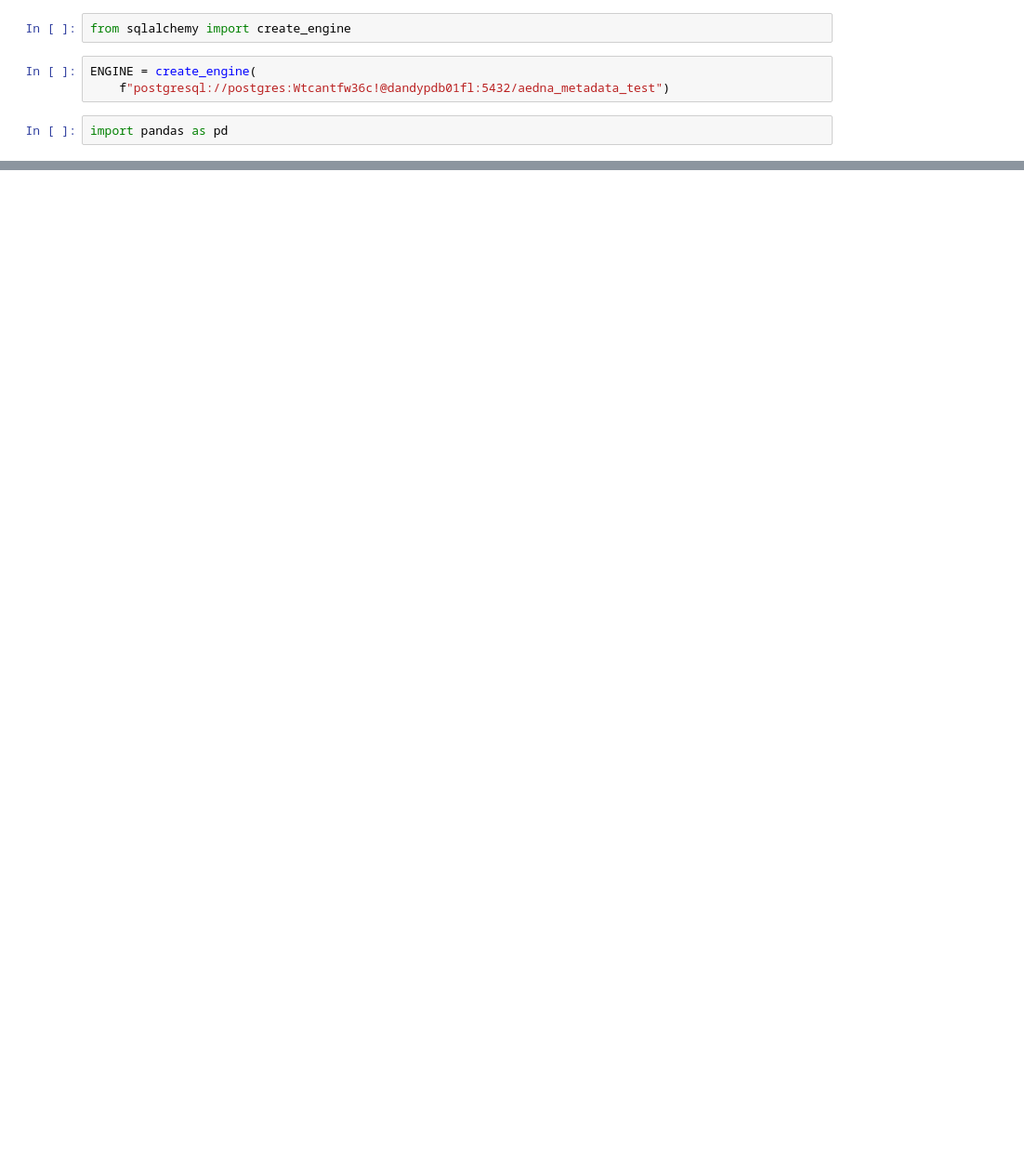
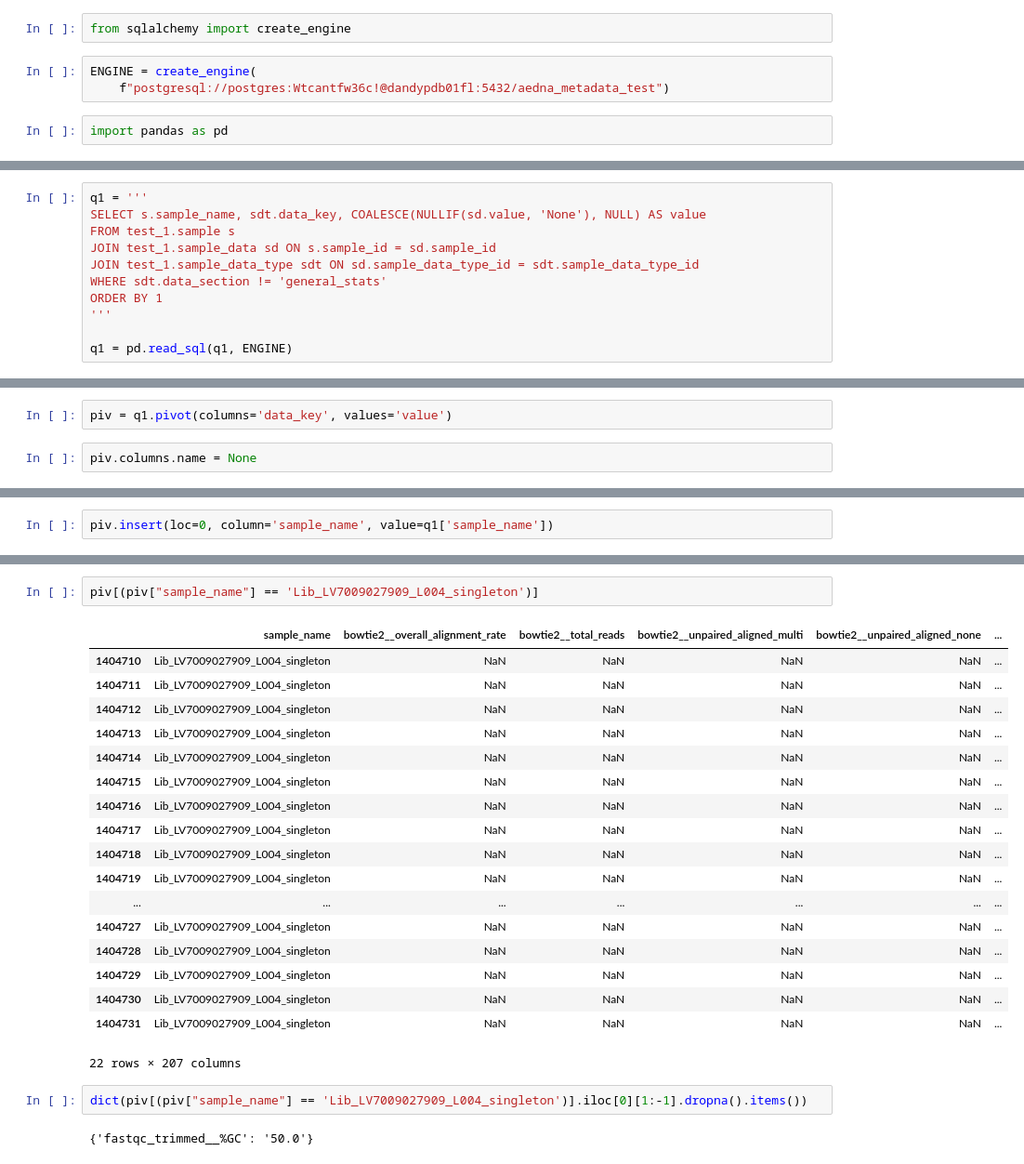
Before and after one commit to magnujo/gg-metadatabase-ui, a Jupyter notebook: playground.ipynb, the cells around one changed output, grey strips where cells are left out. Shown at 93% size. Cells and saved outputs as stored; diff of their text form; blank space fills up the shorter version.

Commit message:
faster giga table

```diff
--- a/playground.ipynb
+++ b/playground.ipynb
@@ -43,0 +8,11 @@ for i, d in df.iterrows():
+# %%
+q1 = '''
+SELECT s.sample_name, sdt.data_key, COALESCE(NULLIF(sd.value, 'None'), NULL) AS value
+FROM test_1.sample s
+JOIN test_1.sample_data sd ON s.sample_id = sd.sample_id
+JOIN test_1.sample_data_type sdt ON sd.sample_data_type_id = sdt.sample_data_type_id
+WHERE sdt.data_section != 'general_stats'
+ORDER BY 1
+'''
+
+q1 = pd.read_sql(q1, ENGINE)
@@ -43,0 +70,4 @@ for i, d in df.iterrows():
+# %%
+piv = q1.pivot(columns='data_key', values='value')
+# %%
+piv.columns.name = None
@@ -43,0 +90,2 @@ for i, d in df.iterrows():
+# %%
+piv.insert(loc=0, column='sample_name', value=q1['sample_name'])
@@ -43,0 +124,25 @@ for i, d in df.iterrows():
+# %%
+piv[(piv["sample_name"] == 'Lib_LV7009027909_L004_singleton')]
+# %% [output]
+|  | sample_name | bowtie2__overall_alignment_rate | bowtie2__total_reads | bowtie2__unpaired_aligned_multi | bowtie2__unpaired_aligned_none | ... |
+| 1404710 | Lib_LV7009027909_L004_singleton | NaN | NaN | NaN | NaN | ... |
+| 1404711 | Lib_LV7009027909_L004_singleton | NaN | NaN | NaN | NaN | ... |
+| 1404712 | Lib_LV7009027909_L004_singleton | NaN | NaN | NaN | NaN | ... |
+| 1404713 | Lib_LV7009027909_L004_singleton | NaN | NaN | NaN | NaN | ... |
+| 1404714 | Lib_LV7009027909_L004_singleton | NaN | NaN | NaN | NaN | ... |
+| 1404715 | Lib_LV7009027909_L004_singleton | NaN | NaN | NaN | NaN | ... |
+| 1404716 | Lib_LV7009027909_L004_singleton | NaN | NaN | NaN | NaN | ... |
+| 1404717 | Lib_LV7009027909_L004_singleton | NaN | NaN | NaN | NaN | ... |
+| 1404718 | Lib_LV7009027909_L004_singleton | NaN | NaN | NaN | NaN | ... |
+| 1404719 | Lib_LV7009027909_L004_singleton | NaN | NaN | NaN | NaN | ... |
+| ... | ... | ... | ... | ... | ... | ... |
+| 1404727 | Lib_LV7009027909_L004_singleton | NaN | NaN | NaN | NaN | ... |
+| 1404728 | Lib_LV7009027909_L004_singleton | NaN | NaN | NaN | NaN | ... |
+| 1404729 | Lib_LV7009027909_L004_singleton | NaN | NaN | NaN | NaN | ... |
+| 1404730 | Lib_LV7009027909_L004_singleton | NaN | NaN | NaN | NaN | ... |
+| 1404731 | Lib_LV7009027909_L004_singleton | NaN | NaN | NaN | NaN | ... |
+22 rows × 207 columns
+# %%
+dict(piv[(piv["sample_name"] == 'Lib_LV7009027909_L004_singleton')].iloc[0][1:-1].dropna().items())
+# %% [output]
+{'fastqc_trimmed__%GC': '50.0'}
```
Also changed, not shown: parts of 14 cells of this notebook, 4 other files.
